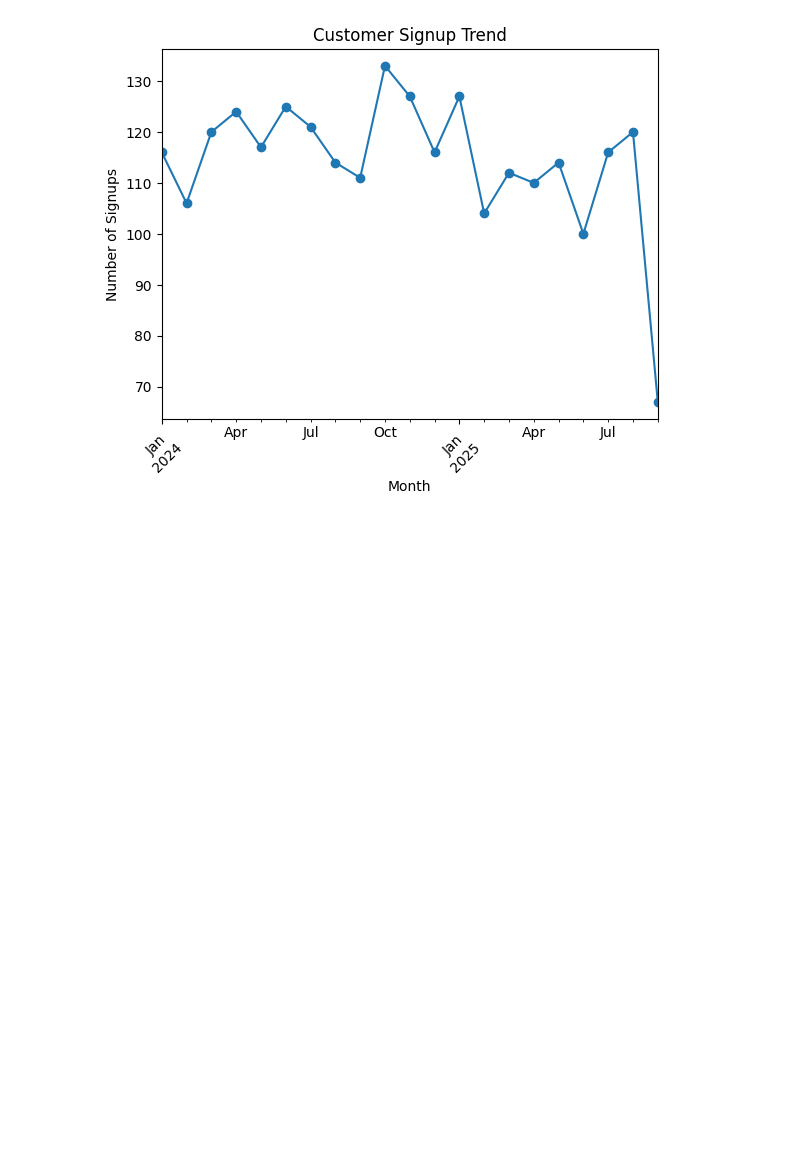
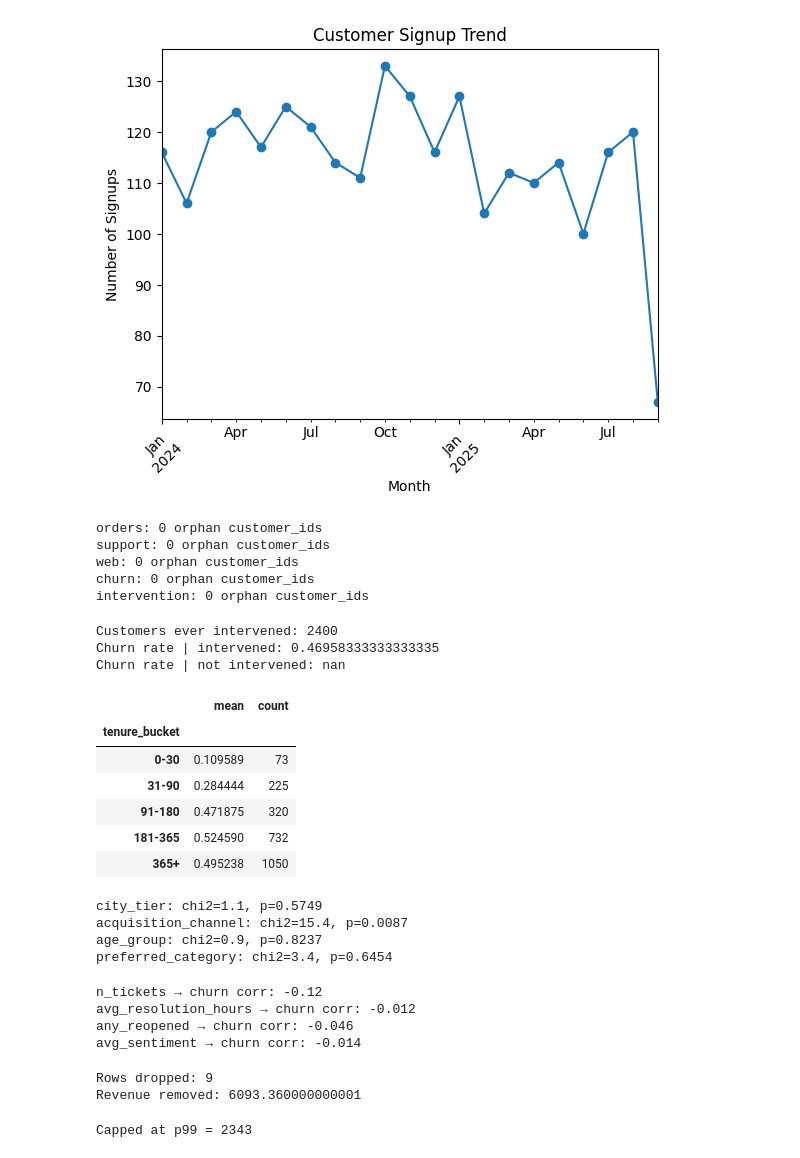
Before and after one commit to GuDLish/d2c-churn-eda-audit, a Jupyter notebook: eda_audit.ipynb, the cells around one changed output. Saved outputs shown, nothing was run; the diff lists cells and outputs as text; code cells hidden in the pictures; blank space fills up the shorter version.

Commit message:
refined eda audit

```diff
--- a/eda_audit.ipynb
+++ b/eda_audit.ipynb
@@ -910,3 +922,82 @@ plt.xticks(rotation=45)
 plt.show()
 # %% [output]
 [figure]
+# %%
+for name, df in [("orders", orders), ("support", support_tickets),
+                 ("web", web_events), ("churn", churn_labels),
+                 ("intervention", intervention_history)]:
+    orphans = ~df["customer_id"].isin(customers["customer_id"])
+    print(f"{name}: {orphans.sum()} orphan customer_ids")
+# %% [output]
+orders: 0 orphan customer_ids
+support: 0 orphan customer_ids
+web: 0 orphan customer_ids
+churn: 0 orphan customer_ids
+intervention: 0 orphan customer_ids
+# %%
+# Treatment leakage audit
+iv = intervention_history.merge(churn_labels, on="customer_id", how="left")
+print("Customers ever intervened:", iv["customer_id"].nunique())
+print("Churn rate | intervened:",
+      churn_labels[churn_labels.customer_id.isin(iv.customer_id)]["churn_next_60d"].mean())
+print("Churn rate | not intervened:",
+      churn_labels[~churn_labels.customer_id.isin(iv.customer_id)]["churn_next_60d"].mean())
+# Note: this comparison is confounded — interventions are given TO at-risk customers.
+# Flag intervention features as treatment, not predictors, in Part 3.
+# %% [output]
+Customers ever intervened: 2400
+Churn rate | intervened: 0.46958333333333335
+Churn rate | not intervened: nan
+# %%
+SNAP = pd.Timestamp("2025-09-30")
+customer_churn["tenure_days"] = (SNAP - customer_churn["signup_date"]).dt.days
+customer_churn["tenure_bucket"] = pd.cut(customer_churn["tenure_days"],
+    bins=[0,30,90,180,365,9999], labels=["0-30","31-90","91-180","181-365","365+"])
+customer_churn.groupby("tenure_bucket")["churn_next_60d"].agg(["mean","count"])
+# %% [output]
+|  | mean | count |
+| tenure_bucket |  |  |
+| 0-30 | 0.109589 | 73 |
+| 31-90 | 0.284444 | 225 |
+| 91-180 | 0.471875 | 320 |
+| 181-365 | 0.524590 | 732 |
+| 365+ | 0.495238 | 1050 |
+# %%
+from scipy.stats import chi2_contingency
+for col in ["city_tier","acquisition_channel","age_group","preferred_category"]:
+    ct = pd.crosstab(customer_churn[col], customer_churn["churn_next_60d"])
+    chi2, p, *_ = chi2_contingency(ct)
+    print(f"{col}: chi2={chi2:.1f}, p={p:.4f}")
+# %% [output]
+city_tier: chi2=1.1, p=0.5749
+acquisition_channel: chi2=15.4, p=0.0087
+age_group: chi2=0.9, p=0.8237
+preferred_category: chi2=3.4, p=0.6454
+# %%
+support_features = support_tickets.groupby("customer_id").agg(
+    n_tickets=("ticket_id","count"),
+    avg_resolution_hours=("resolution_hours","mean"),
+    any_reopened=("reopened","max"),
+    avg_sentiment=("sentiment_score","mean"),
+).reset_index().merge(churn_labels, on="customer_id", how="left")
+
+for col in ["n_tickets","avg_resolution_hours","any_reopened","avg_sentiment"]:
+    print(col, "→ churn corr:", support_features[col].corr(support_features["churn_next_60d"]).round(3))
+# %% [output]
+n_tickets → churn corr: -0.12
+avg_resolution_hours → churn corr: -0.012
+any_reopened → churn corr: -0.046
+avg_sentiment → churn corr: -0.014
+# %%
+orders_clean = orders_pre_snapshot[~orders_pre_snapshot["order_id"].str.contains("_DUP", na=False)].copy()
+print("Rows dropped:", len(orders_pre_snapshot) - len(orders_clean))
+print("Revenue removed:", orders_pre_snapshot.loc[orders_pre_snapshot.order_id.str.contains("_DUP", na=False), "gross_amount"].sum())
+# %% [output]
+Rows dropped: 9
+Revenue removed: 6093.360000000001
+# %%
+p99 = orders_clean["gross_amount"].quantile(0.99)
+orders_clean["gross_amount_capped"] = orders_clean["gross_amount"].clip(upper=p99)
+print(f"Capped at p99 = {p99:.0f}")
+# %% [output]
+Capped at p99 = 2343
```
Also changed, not shown: parts of 4 cells of this notebook.
